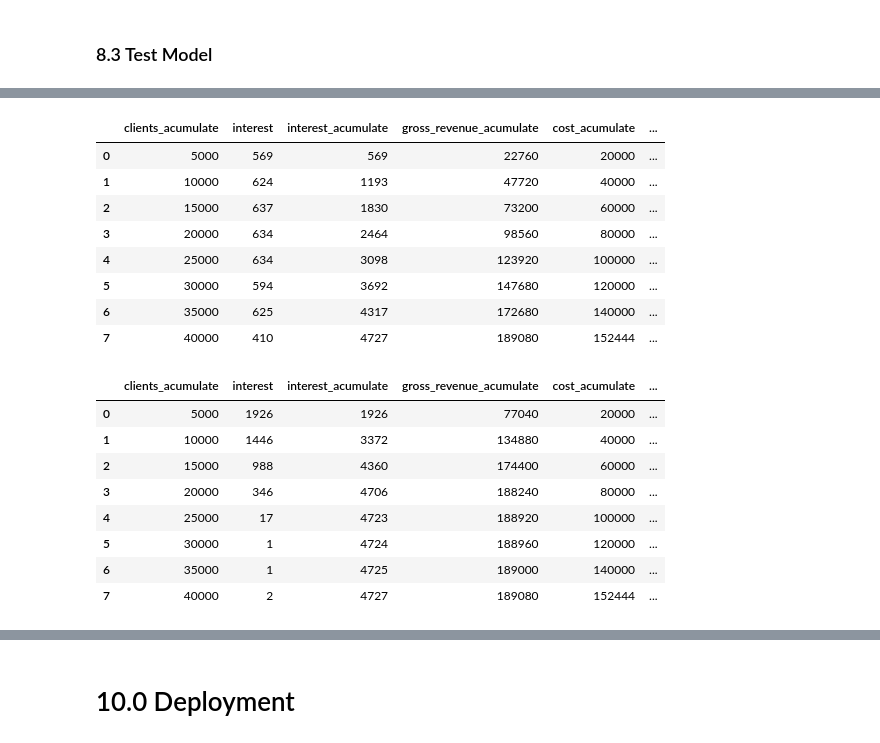
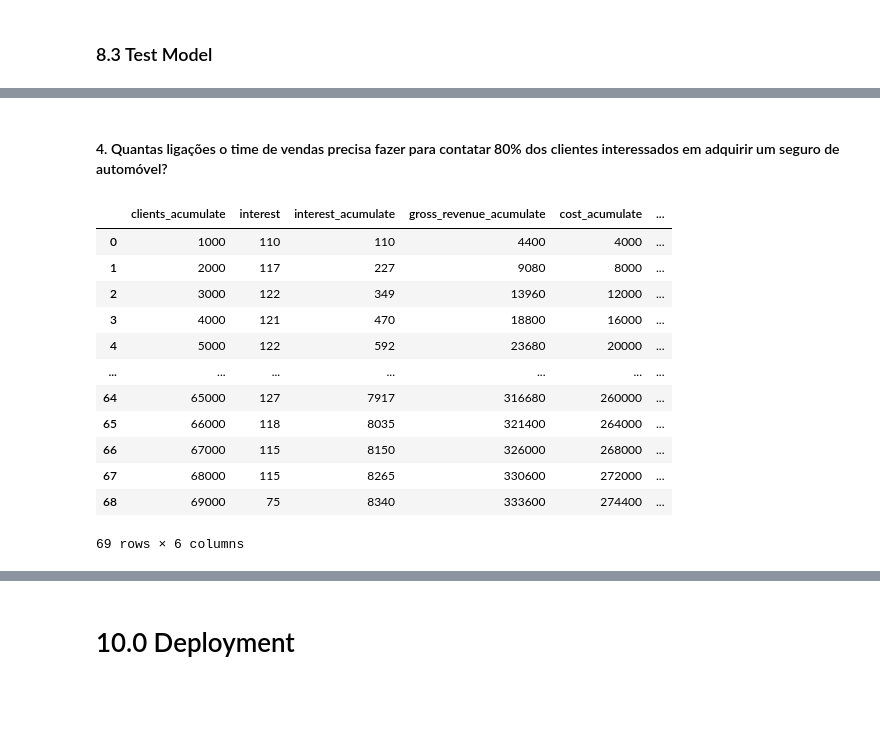
Before and after one commit to ArthurMesquita96/Insurance-Cross-Sell, a Jupyter notebook: insurance_cross_sell_notebook.ipynb, the cells around one changed output, grey strips where cells are left out. Cells and saved outputs as stored; diff of their text form; code cells hidden in the pictures; blank space fills up the shorter version.

```diff
--- a/insurance_cross_sell_notebook.ipynb
+++ b/insurance_cross_sell_notebook.ipynb
@@ -1150,94 +1264,50 @@ plt.show()
+# %% [markdown]
+#### 4. Quantas ligações o time de vendas precisa fazer para contatar 80% dos clientes interessados em adquirir um seguro de automóvel?
 # %%
 results_baseline = pd.DataFrame()
 
 # index
-results_baseline['index'] = range(1,len(Y_test_raw)+1)
+results_baseline['index'] = range(1,len(y_validation)+1)
 
 # real interest
-results_baseline['real'] = Y_test_raw.tolist()
+results_baseline['real'] = y_validation.tolist()
 
 # client window
-window = 5000
+window = 1000
 results_baseline['clients_acumulate'] = 0
-for i in arange(0,len(Y_test_raw)/window,1).astype(int):
+for i in arange(0,len(y_validation)/window,1).astype(int):
     results_baseline['clients_acumulate'][(window)*i:window*(i+1)] = window*(i+1)
 
 # group by client window
 df_baseline = results_baseline[['clients_acumulate','real']].groupby('clients_acumulate').agg(clients = ('real','count'),interest= ('real','sum')).reset_index()
 
 # interest
 df_baseline['interest_acumulate'] = df_baseline['interest'].cumsum()
 
 # gross revenue
 df_baseline['gross_revenue'] = 40 * df_baseline['interest']
 df_baseline['gross_revenue_acumulate'] = df_baseline['gross_revenue'].cumsum()
 
 # cost
 df_baseline['cost'] = 4 * df_baseline['clients']
 df_baseline['cost_acumulate'] = df_baseline['cost'].cumsum()
 
 # revenue
 df_baseline['revenue'] = df_baseline['gross_revenue'] - df_baseline['cost']
 df_baseline['revenue_acumulate'] = df_baseline['revenue'].cumsum()
 
 df_baseline[['clients_acumulate','interest','interest_acumulate','gross_revenue_acumulate','cost_acumulate','revenue_acumulate']]
 # %% [output]
 |  | clients_acumulate | interest | interest_acumulate | gross_revenue_acumulate | cost_acumulate | ... |
-| 0 | 5000 | 569 | 569 | 22760 | 20000 | ... |
-| 1 | 10000 | 624 | 1193 | 47720 | 40000 | ... |
-| 2 | 15000 | 637 | 1830 | 73200 | 60000 | ... |
-| 3 | 20000 | 634 | 2464 | 98560 | 80000 | ... |
-| 4 | 25000 | 634 | 3098 | 123920 | 100000 | ... |
-| 5 | 30000 | 594 | 3692 | 147680 | 120000 | ... |
-| 6 | 35000 | 625 | 4317 | 172680 | 140000 | ... |
-| 7 | 40000 | 410 | 4727 | 189080 | 152444 | ... |
+| 0 | 1000 | 110 | 110 | 4400 | 4000 | ... |
+| 1 | 2000 | 117 | 227 | 9080 | 8000 | ... |
+| 2 | 3000 | 122 | 349 | 13960 | 12000 | ... |
+| 3 | 4000 | 121 | 470 | 18800 | 16000 | ... |
+| 4 | 5000 | 122 | 592 | 23680 | 20000 | ... |
+| ... | ... | ... | ... | ... | ... | ... |
+| 64 | 65000 | 127 | 7917 | 316680 | 260000 | ... |
+| 65 | 66000 | 118 | 8035 | 321400 | 264000 | ... |
+| 66 | 67000 | 115 | 8150 | 326000 | 268000 | ... |
+| 67 | 68000 | 115 | 8265 | 330600 | 272000 | ... |
+| 68 | 69000 | 75 | 8340 | 333600 | 274400 | ... |
+69 rows × 6 columns
-# %%
-results_ml = pd.DataFrame()
-
-# index
-results_ml['index'] = range(1,len(Y_test_raw)+1)
-
-# score
-results_ml['score'] = y_score_xgb[:,1].tolist()
-
-# real interest
-results_ml['real'] = Y_test_raw.tolist()
-
-# order dataset
-results_ml = results_ml.sort_values('score',ascending=False)
-
-# client window
-window = 5000
-results_ml['clients_acumulate'] = 0
-for i in arange(0,len(Y_test_raw)/window,1).astype(int):
-    results_ml['clients_acumulate'][(window)*i:window*(i+1)] = window*(i+1)
-
-# group by client window
-df = results_ml[['clients_acumulate','real']].groupby('clients_acumulate').agg(clients = ('real','count'),interest= ('real','sum')).reset_index()
-
-# interest
-df['interest_acumulate'] = df['interest'].cumsum()
-
-# gross revenue
-df['gross_revenue'] = 40 * df['interest']
-df['gross_revenue_acumulate'] = df['gross_revenue'].cumsum()
-
-# cost
-df['cost'] = 4 * df['clients']
-df['cost_acumulate'] = df['cost'].cumsum()
-
-# revenue
-df['revenue'] = df['gross_revenue'] - df['cost']
-df['revenue_acumulate'] = df['revenue'].cumsum()
-
-df[['clients_acumulate','interest','interest_acumulate','gross_revenue_acumulate','cost_acumulate','revenue_acumulate']]
-# %% [output]
-|  | clients_acumulate | interest | interest_acumulate | gross_revenue_acumulate | cost_acumulate | ... |
-| 0 | 5000 | 1926 | 1926 | 77040 | 20000 | ... |
-| 1 | 10000 | 1446 | 3372 | 134880 | 40000 | ... |
-| 2 | 15000 | 988 | 4360 | 174400 | 60000 | ... |
-| 3 | 20000 | 346 | 4706 | 188240 | 80000 | ... |
-| 4 | 25000 | 17 | 4723 | 188920 | 100000 | ... |
-| 5 | 30000 | 1 | 4724 | 188960 | 120000 | ... |
-| 6 | 35000 | 1 | 4725 | 189000 | 140000 | ... |
-| 7 | 40000 | 2 | 4727 | 189080 | 152444 | ... |
```
Also changed, not shown: parts of 34 cells of this notebook, 6 other files.
